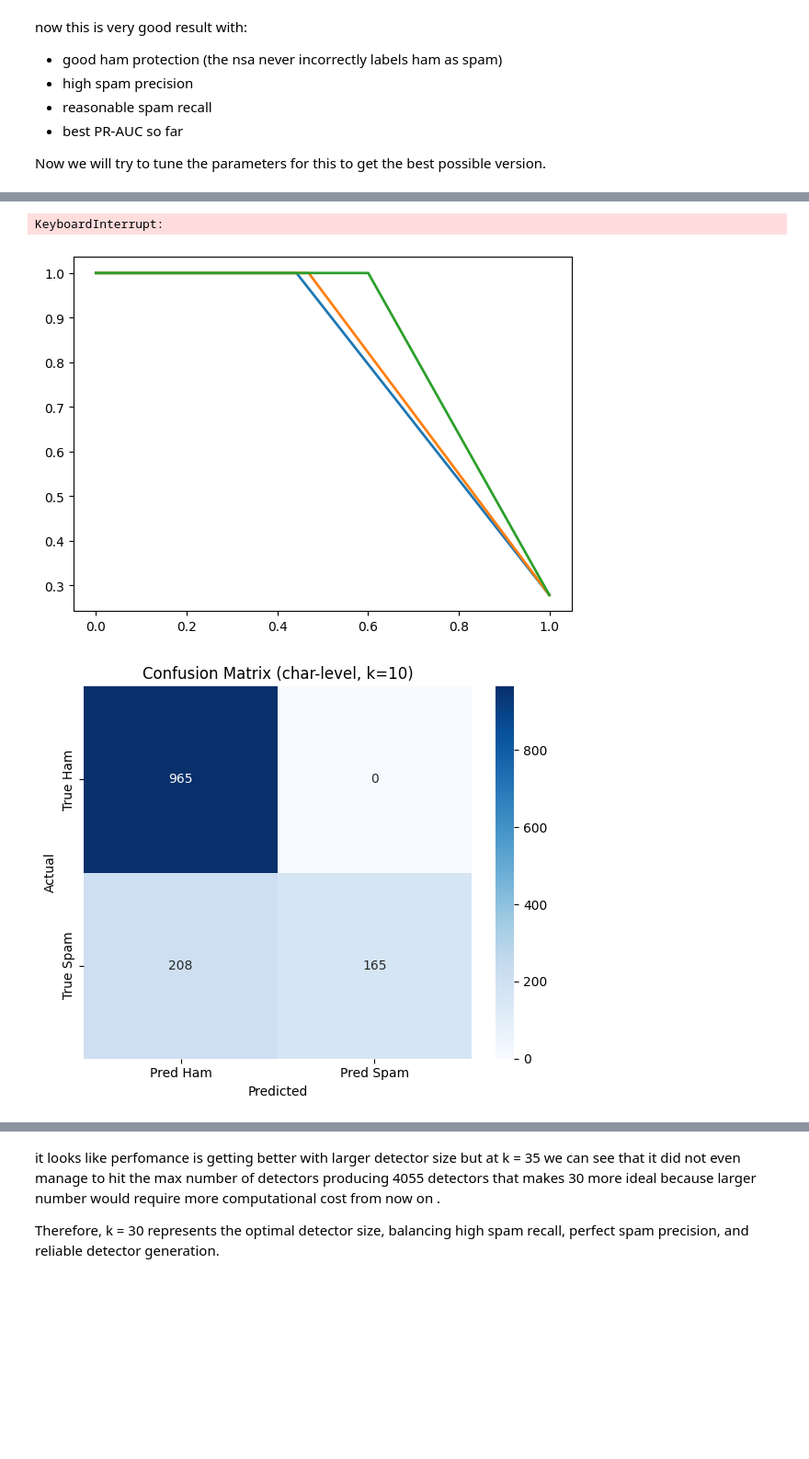
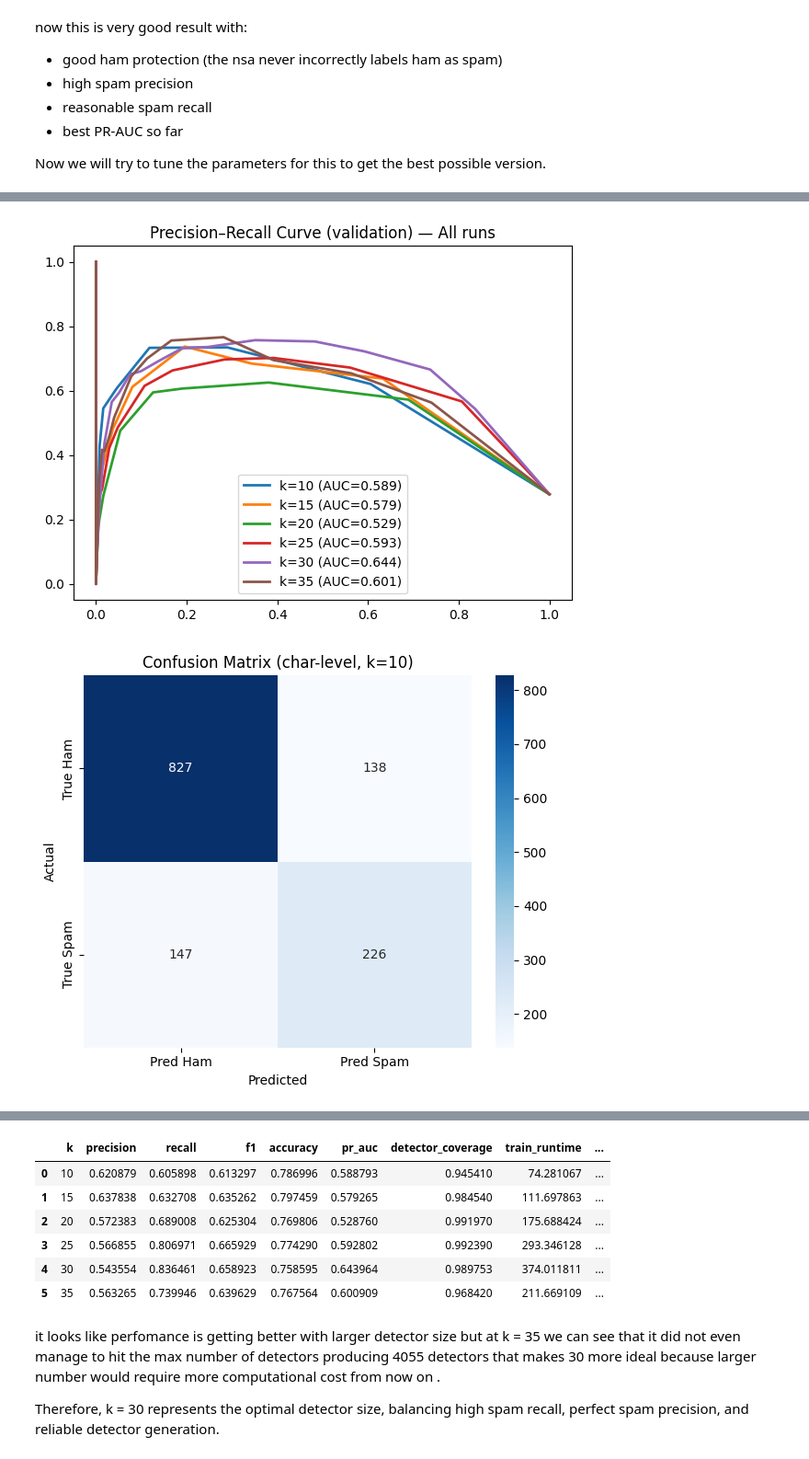
Before and after one commit to jofa016/ACIT4610---Final-Group-Project, a Jupyter notebook: R_f/Project_4/notebook/feature_engineering.ipynb, the cells around one changed output, grey strips where cells are left out. Shown at 92% size. Saved outputs shown, nothing was run; the diff lists cells and outputs as text; code cells hidden in the pictures; blank space fills up the shorter version.

```diff
--- a/R_f/Project_4/notebook/feature_engineering.ipynb
+++ b/R_f/Project_4/notebook/feature_engineering.ipynb
@@ -629,12 +787,11 @@ vectorizer_char = TfidfVectorizer(
     analyzer='char_wb'
 )
 
-Xh_train_char = vectorizer_char.fit_transform(ham_with_url_email)
-Xh_val_char   = vectorizer_char.transform(ham_val_with_url_email)
-Xh_test_char  = vectorizer_char.transform(ham_test_with_url_email)
-Xs_val_char   = vectorizer_char.transform(spam_val_with_url_email)
-Xs_test_char  = vectorizer_char.transform(spam_test_with_url_email)
-
+Xh_train_char = vectorizer_char.fit_transform(splits['ham_train'])
+Xh_val_char   = vectorizer_char.transform(splits['ham_val'])
+Xh_test_char  = vectorizer_char.transform(splits['ham_test'])
+Xs_val_char   = vectorizer_char.transform(splits['spam_val'])
+Xs_test_char  = vectorizer_char.transform(splits['spam_test'])
 print("Vocabulary (char-level):", len(vectorizer_char.vocabulary_))
 print("Train matrix shape (char-level):", Xh_train_char.shape)
 
@@ -647,6 +804,7 @@ Xs_val_char_bin   = binarize_matrix(Xs_val_char, tau)
 Xs_test_char_bin  = binarize_matrix(Xs_test_char, tau)
 # sanity check
 print("Binarized train matrix shape (char-level):", Xh_train_char_bin.shape)
+
 nsa_char = VDetectorNSA_Binary(
     k=20,
     r_min=1, r_max=3,
@@ -655,5 +813,11 @@ nsa_char = VDetectorNSA_Binary(
     sampling="antiprofile",
     random_state=42,
     batch_size=1000
-).fit(Xh_train_char_bin)
+)
+
+nsa_char.fit(Xh_train_char_bin)
+train_runtime_char = nsa_char.runtime_
+detector_coverage_char = nsa_char.detector_coverage()
+print(f"Training runtime (char-level): {train_runtime_char:.2f} seconds")
+print(f"Detector coverage (char-level): {detector_coverage_char:.2%}")
 # %% [output]
@@ -838,7 +1020,8 @@ Now we will test with different k values which is the number of active bits per
 # %%
 # test with different k values
-k_values = [10,15, 20, 25, 30, 35]
+k_values = [10, 15, 20, 25, 30, 35]
 fig_pr, ax_pr = plt.subplots(figsize=(7, 5))
+results_by_k = []
 for k in k_values:
     print(f"\n--- Evaluating with k={k} ---")
     nsa_k = VDetectorNSA_Binary(
@@ -849,10 +1032,19 @@ for k in k_values:
         sampling="antiprofile",
         random_state=42,
         batch_size=1000
-    ).fit(Xh_train_char_bin)
-    # predict and evaluate
+    )
+    nsa_k.fit(Xh_train_char_bin)
+    train_runtime_k = nsa_k.runtime_
+    coverage_k = nsa_k.detector_coverage()
+    print(f"Training runtime: {train_runtime_k:.2f} seconds")
+    print(f"Detector coverage: {coverage_k:.2%}")
+
+    pred_start = time.time()
     y_pred_k, scores_k = nsa_k.predict(X_eval_char, k_hits=1, return_score=True)
-    evaluate_model(
+    prediction_runtime_k = time.time() - pred_start
+    print(f"Prediction runtime: {prediction_runtime_k:.2f} seconds")
+
+    metrics = evaluate_model(
         y_true=y_eval_char,
         y_pred=y_pred_k,
         scores=scores_k,
@@ -861,11 +1053,21 @@ for k in k_values:
         pr_title=f"Precision–Recall Curve (validation, char-level, k={k})",
         pr_ax=ax_pr,
         pr_label=f"k={k}",
-        show_pr_legend=False
+        show_pr_legend=False,
+        detector_coverage=coverage_k,
+        train_runtime=train_runtime_k,
+        prediction_runtime=prediction_runtime_k
     )
+
+    summary = {"k": k}
+    summary.update({key: val for key, val in metrics.items() if key not in {"classification_report", "confusion_matrix"}})
+    results_by_k.append(summary)
+
 # finalize the combined PR plot (show legend once)
 ax_pr.set_title("Precision–Recall Curve (validation) — All runs")
 ax_pr.legend()
 plt.show()
+
+pd.DataFrame(results_by_k)
 # %% [output]
 --- Evaluating with k=10 ---
@@ -888,3 +1090,2 @@ Added PR curve: k=20 (AUC=0.856)
-KeyboardInterrupt:
-[figure, old version]
+[figure, new version]
-[figure, old version]
+[figure, new version]
@@ -893,3 +1097,10 @@ KeyboardInterrupt:
+|  | k | precision | recall | f1 | accuracy | pr_auc | detector_coverage | train_runtime | ... |
+| 0 | 10 | 0.620879 | 0.605898 | 0.613297 | 0.786996 | 0.588793 | 0.945410 | 74.281067 | ... |
+| 1 | 15 | 0.637838 | 0.632708 | 0.635262 | 0.797459 | 0.579265 | 0.984540 | 111.697863 | ... |
+| 2 | 20 | 0.572383 | 0.689008 | 0.625304 | 0.769806 | 0.528760 | 0.991970 | 175.688424 | ... |
+| 3 | 25 | 0.566855 | 0.806971 | 0.665929 | 0.774290 | 0.592802 | 0.992390 | 293.346128 | ... |
+| 4 | 30 | 0.543554 | 0.836461 | 0.658923 | 0.758595 | 0.643964 | 0.989753 | 374.011811 | ... |
+| 5 | 35 | 0.563265 | 0.739946 | 0.639629 | 0.767564 | 0.600909 | 0.968420 | 211.669109 | ... |
 # %% [markdown]
 it looks like perfomance is getting better with larger detector size but at k = 35 we can see that it did not even manage to hit the max number of detectors producing 4055 detectors that makes 30 more ideal because larger number would require more computational cost from now on .
 
```
Also changed, not shown: parts of 22 cells of this notebook.
